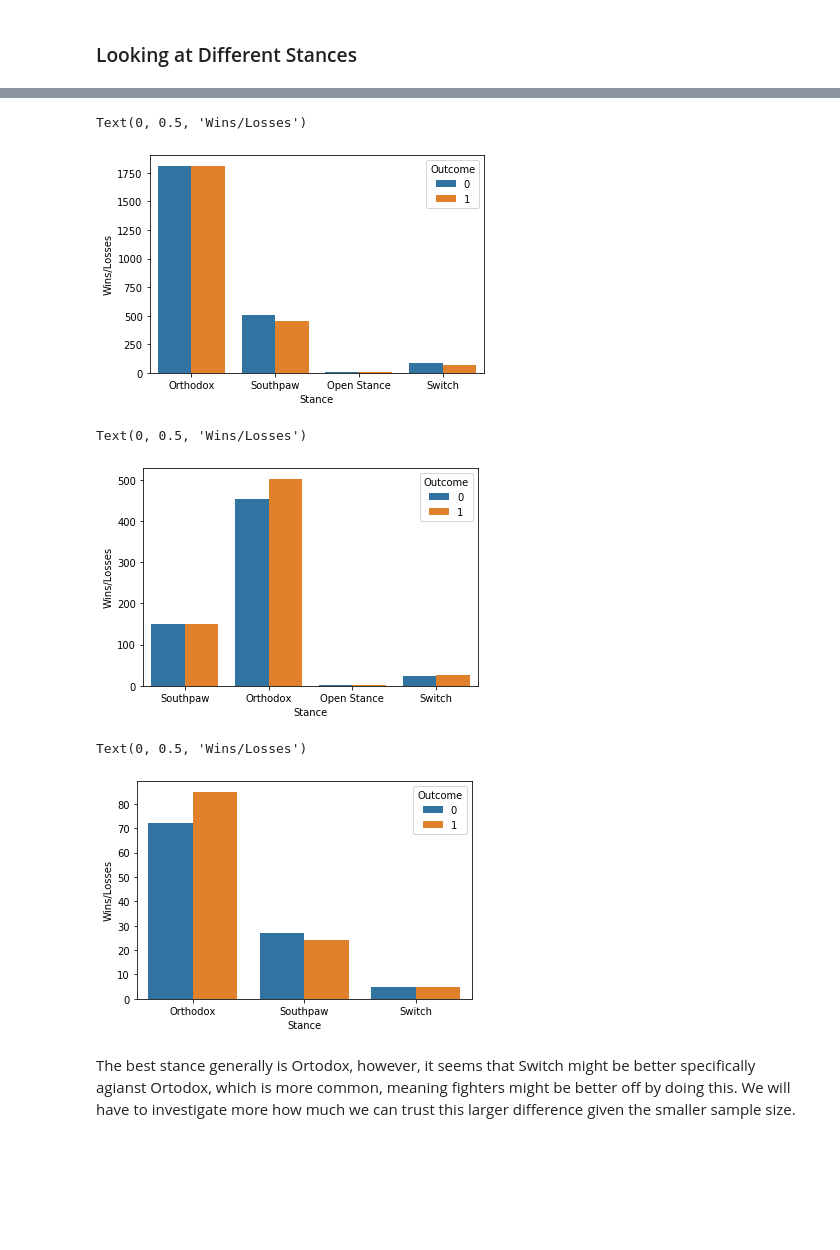
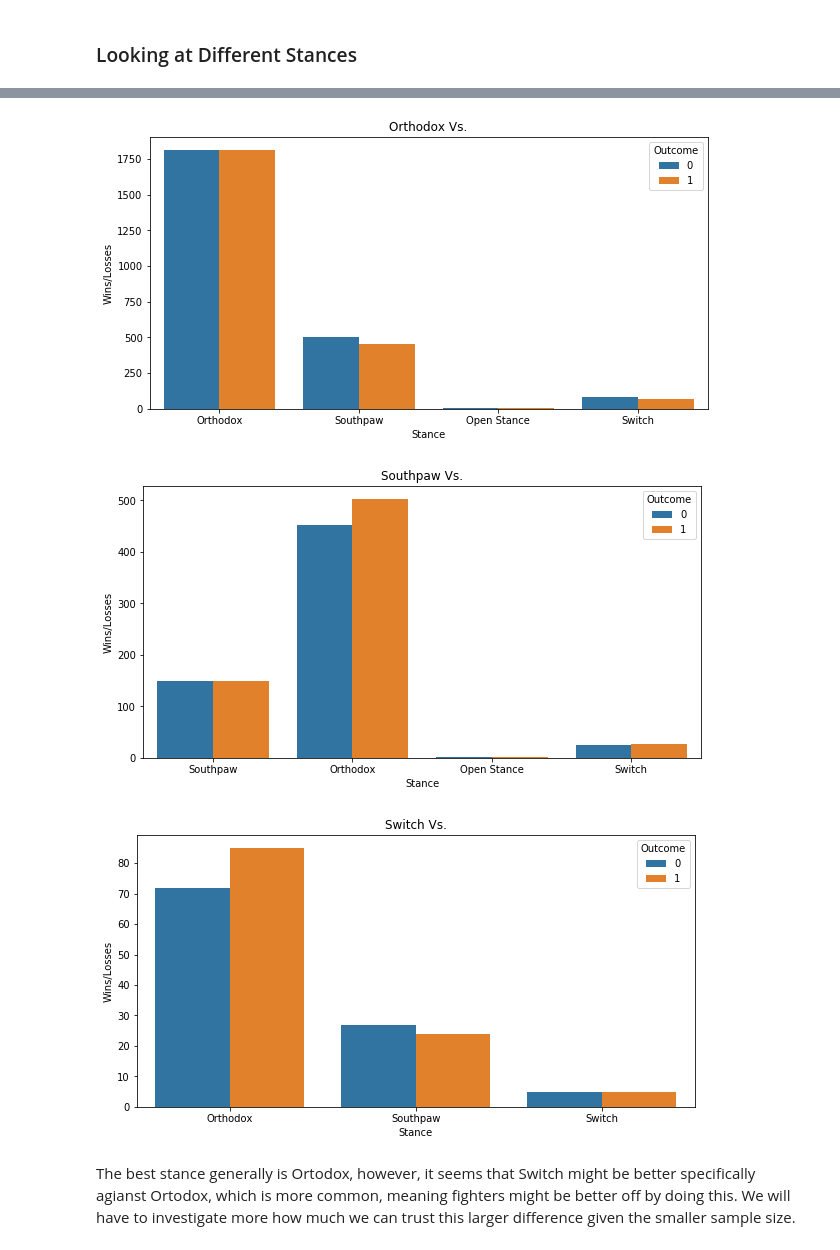
Before and after one commit to ThomasChia/UFC--Fight-Me-Bro, a Jupyter notebook: UFC EDA 2.ipynb, the cells around one changed output, grey strips where cells are left out. Drawn from its saved outputs; the diff is of its cells as text; code cells hidden in the pictures; blank space fills up the shorter version.

```diff
--- a/UFC EDA 2.ipynb
+++ b/UFC EDA 2.ipynb
@@ -57,0 +97,6 @@ memory usage: 6.6+ MB
+# %%
+import datetime as dt
+
+data['DT Date'] = pd.to_datetime(data['Date'])
+data['Date'].dtype
+data['DT Date']
@@ -238,30 +378,42 @@ Text(0, 0.5, 'Wins/Losses')
 # %%
+fig = plt.figure(figsize=(10,5))
+
 ortodox = data[data['Stance_F'] == 'Orthodox']
 
 sns.countplot(ortodox['Stance_O'], hue = ortodox['Outcome'])
 plt.xlabel('Stance')
 plt.ylabel('Wins/Losses')
+plt.title('Orthodox Vs.')
+
+fig.savefig('UFC Images/UFC-stance-differences-Orthodox.png', bbox_inches='tight')
 # %% [output]
-Text(0, 0.5, 'Wins/Losses')
-[figure, old version]
+[figure, new version]
 # %%
+fig = plt.figure(figsize=(10,5))
+
 southpaw = data[data['Stance_F'] == 'Southpaw']
 
 sns.countplot(southpaw['Stance_O'], hue = southpaw['Outcome'])
 plt.xlabel('Stance')
 plt.ylabel('Wins/Losses')
+plt.title('Southpaw Vs.')
+
+fig.savefig('UFC Images/UFC-stance-differences-Southpaw.png', bbox_inches='tight')
 # %% [output]
-Text(0, 0.5, 'Wins/Losses')
-[figure, old version]
+[figure, new version]
 # %%
+fig = plt.figure(figsize=(10,5))
+
 switch = data[data['Stance_F'] == 'Switch']
 
 sns.countplot(switch['Stance_O'], hue = switch['Outcome'])
 plt.xlabel('Stance')
 plt.ylabel('Wins/Losses')
+plt.title('Switch Vs.')
+
+fig.savefig('UFC Images/UFC-stance-differences-Switch.png', bbox_inches='tight')
 # %% [output]
-Text(0, 0.5, 'Wins/Losses')
-[figure, old version]
+[figure, new version]
 # %% [markdown]
 The best stance generally is Ortodox, however, it seems that Switch might be better specifically agianst Ortodox, which is more common, meaning fighters might be better off by doing this. We will have to investigate more how much we can trust this larger difference given the smaller sample size.
 # %%
```
Also changed, not shown: parts of 29 cells of this notebook.
